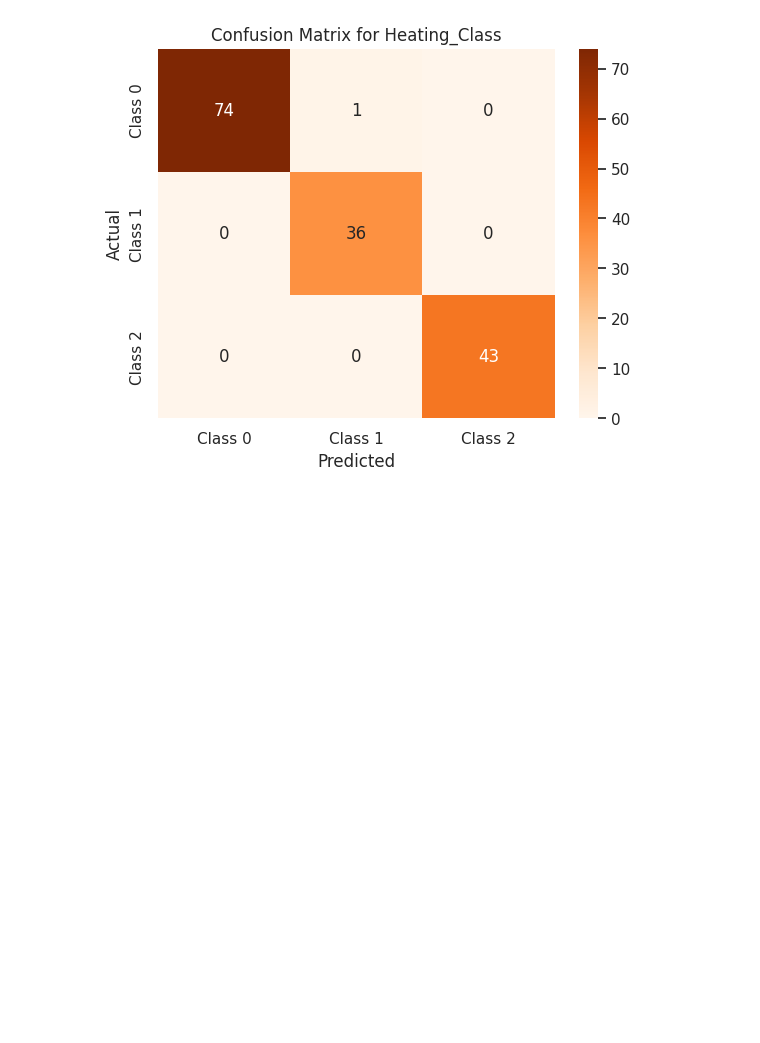
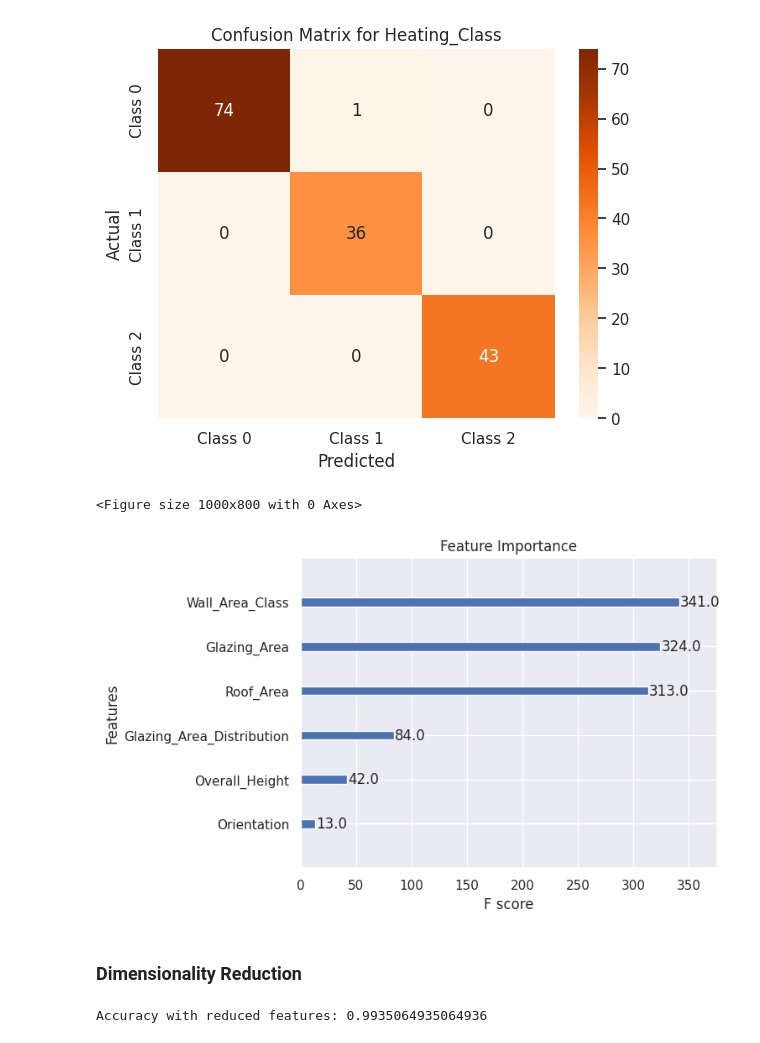
Before and after one commit to ameygawade/DataScience-Kaggle-Energy-efficiency-classification, a Jupyter notebook: multi-ouput-classification-energy-efficiency.ipynb, the cells around one changed output. Saved outputs shown, nothing was run; the diff lists cells and outputs as text; code cells hidden in the pictures; blank space fills up the shorter version.

```diff
--- a/multi-ouput-classification-energy-efficiency.ipynb
+++ b/multi-ouput-classification-energy-efficiency.ipynb
@@ -1170,0 +1168,3 @@ xgb_cool = XGBClassifier()
+# %%
+model_xgb_heat = XGBClassifier()
+model_xgb_cool = XGBClassifier()
@@ -1170,0 +1200,5 @@ xgb_cool = XGBClassifier()
+# %%
+search.fit(X_train_heat, y_train_heat)
+# Best parameters and score
+print("Best Parameters:", search.best_params_)
+print("Best CV Score:", search.best_score_)
@@ -1171,5 +1224,19 @@ xgb_cool = XGBClassifier()
+# %%
+model_xgb_heat_2 = XGBClassifier(
+   colsample_bytree=0.9087,
+    gamma=0.2,
+    learning_rate=0.1,
+    max_depth=7,
+    min_child_weight=1,
+    n_estimators=100,
+    subsample=0.9142,
+    use_label_encoder=False,
+    eval_metric='mlogloss',
+    random_state=42,
+    n_jobs=-1
+)
 # %%
-xgb_heat.fit(X_train_heat, y_train_heat)
+model_xgb_heat_2.fit(X_train_heat, y_train_heat)
 # %% [output]
 XGBClassifier(base_score=None, booster=None, callbacks=None,
               colsample_bylevel=None, colsample_bynode=None,
@@ -1223,3 +1290,17 @@ plt.ylabel("Actual")
 plt.show()
 # %% [output]
 [figure]
+# %%
+from xgboost import plot_importance
+import matplotlib.pyplot as plt
+
+# Plot feature importance
+plt.figure(figsize=(10, 8))
+plot_importance(model_xgb_heat_2, importance_type='weight')
+plt.title("Feature Importance")
+plt.show()
+# %% [output]
+<Figure size 1000x800 with 0 Axes>
+[figure, added]
+# %% [markdown]
+### Dimensionality Reduction
@@ -1225,0 +1311,25 @@ plt.show()
+# %%
+from xgboost import XGBClassifier
+
+# Initialize the model with the best parameters
+model_xgb_heat_3 = XGBClassifier(
+    colsample_bytree=0.9087,
+    gamma=0.2,
+    learning_rate=0.1,
+    max_depth=7,
+    min_child_weight=1,
+    n_estimators=100,
+    subsample=0.9142,
+    use_label_encoder=False,
+    eval_metric='mlogloss',
+    random_state=42
+)
+
+# Train the model on the reduced feature set
+model_xgb_heat_3.fit(X_train_heat_reduced, y_train_heat)
+
+# Evaluate on the test set
+accuracy_reduced = model_xgb_heat_3.score(X_test_heat_reduced, y_test_heat)
+print(f"Accuracy with reduced features: {accuracy_reduced}")
+# %% [output]
+Accuracy with reduced features: 0.9935064935064936
```
Also changed, not shown: parts of 19 cells of this notebook.
